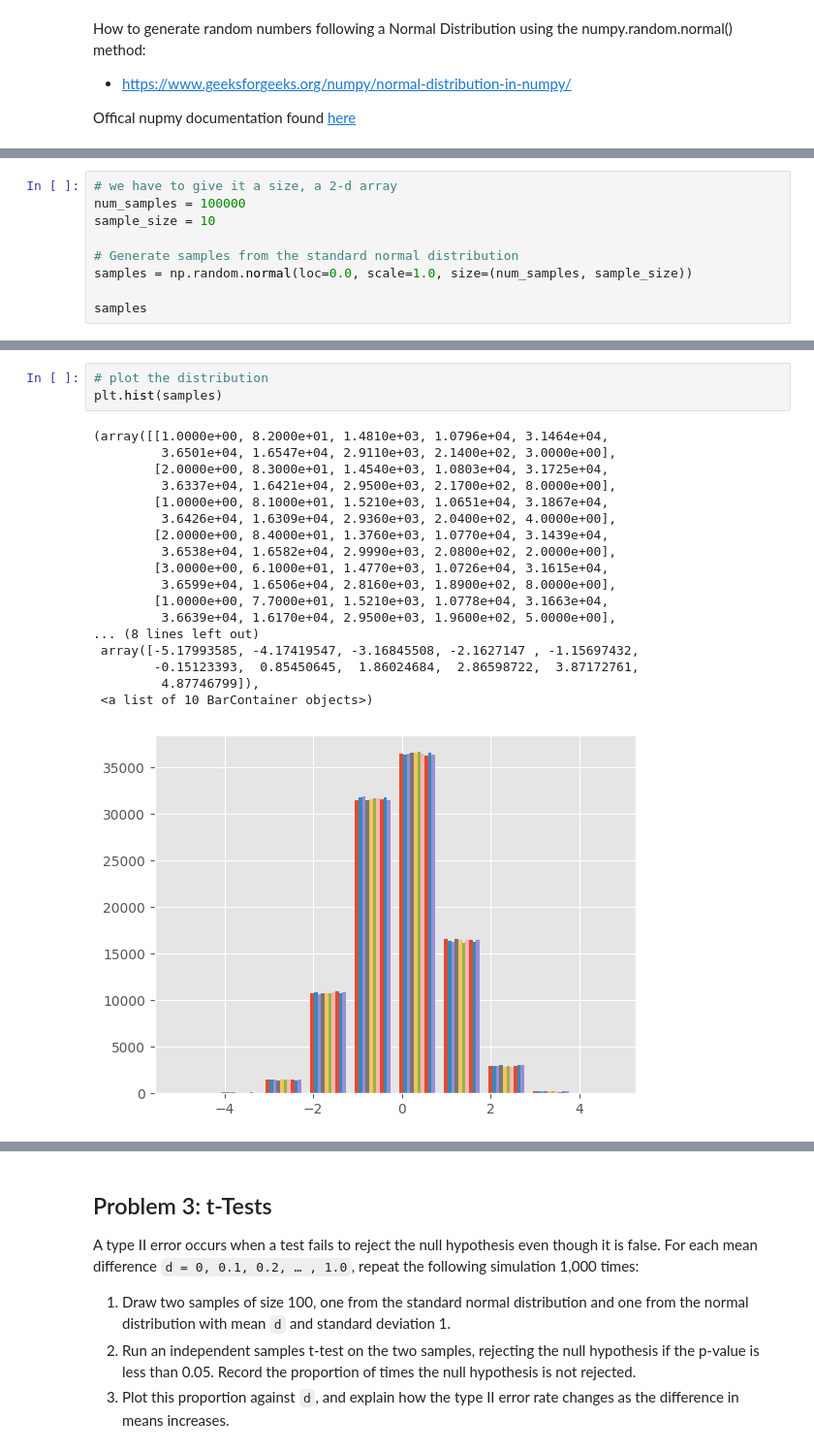
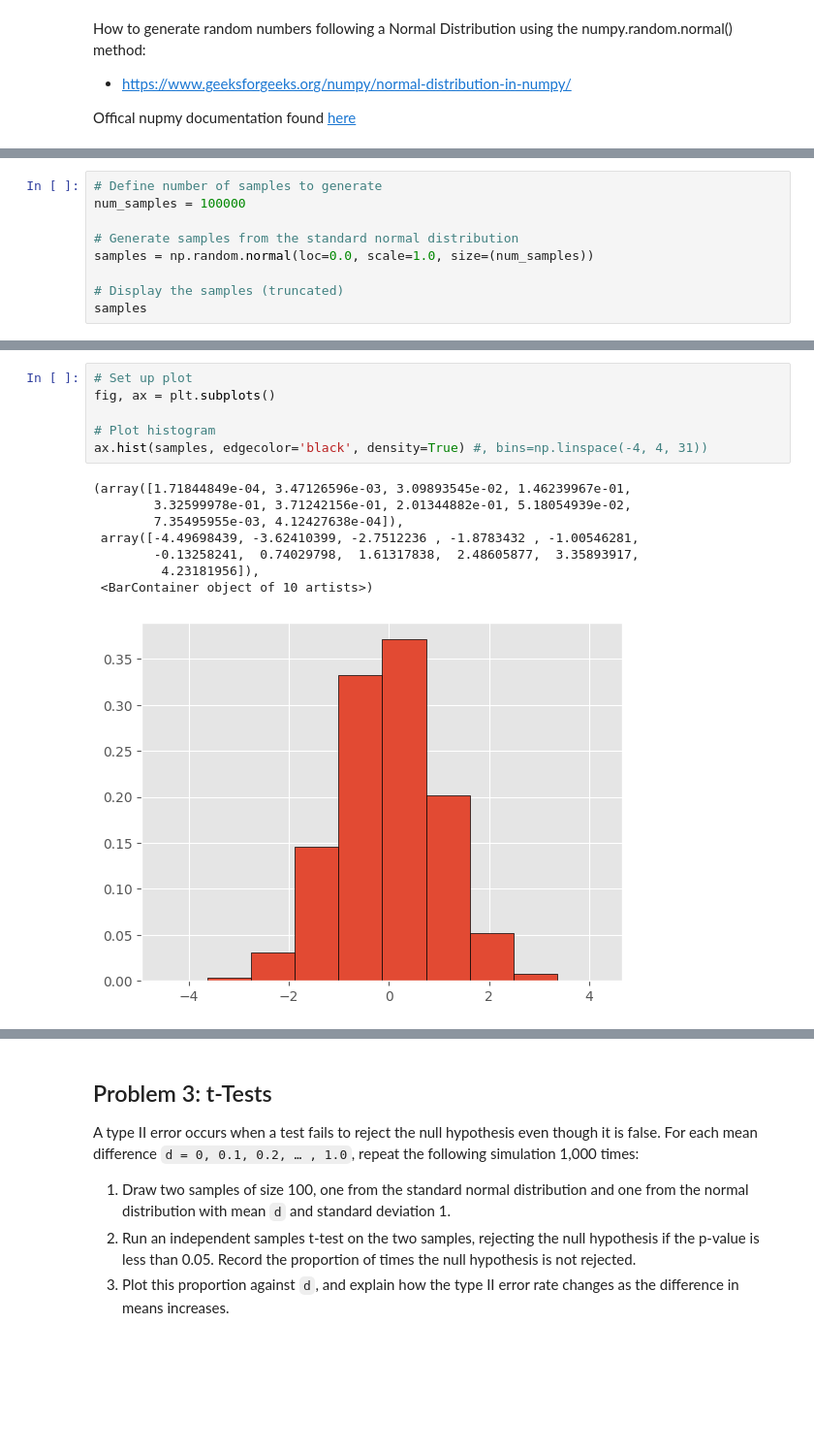
Before and after one commit to holmstead/applied_statistics, a Jupyter notebook: problems.ipynb, the cells around one changed output, grey strips where cells are left out. Shown at 97% size. Drawn from its saved outputs; the diff is of its cells as text; blank space fills up the shorter version.

```diff
--- a/problems.ipynb
+++ b/problems.ipynb
@@ -227,10 +312,10 @@ size: Output shape. If the given shape is, e.g., (m, n, k), then m * n * k sampl
 # %%
-# we have to give it a size, a 2-d array
+# Define number of samples to generate
 num_samples = 100000
-sample_size = 10
 
 # Generate samples from the standard normal distribution
-samples = np.random.normal(loc=0.0, scale=1.0, size=(num_samples, sample_size))
+samples = np.random.normal(loc=0.0, scale=1.0, size=(num_samples))
 
+# Display the samples (truncated)
 samples
 # %% [output]
@@ -250,22 +324,15 @@ array([[ 0.54194615,  0.80540174, -0.11939453, ...,  0.944866  ,
-# %%
-# plot the distribution
-plt.hist(samples)
-# %% [output]
-(array([[1.0000e+00, 8.2000e+01, 1.4810e+03, 1.0796e+04, 3.1464e+04,
-         3.6501e+04, 1.6547e+04, 2.9110e+03, 2.1400e+02, 3.0000e+00],
-        [2.0000e+00, 8.3000e+01, 1.4540e+03, 1.0803e+04, 3.1725e+04,
-         3.6337e+04, 1.6421e+04, 2.9500e+03, 2.1700e+02, 8.0000e+00],
-        [1.0000e+00, 8.1000e+01, 1.5210e+03, 1.0651e+04, 3.1867e+04,
-         3.6426e+04, 1.6309e+04, 2.9360e+03, 2.0400e+02, 4.0000e+00],
-        [2.0000e+00, 8.4000e+01, 1.3760e+03, 1.0770e+04, 3.1439e+04,
-         3.6538e+04, 1.6582e+04, 2.9990e+03, 2.0800e+02, 2.0000e+00],
-        [3.0000e+00, 6.1000e+01, 1.4770e+03, 1.0726e+04, 3.1615e+04,
-         3.6599e+04, 1.6506e+04, 2.8160e+03, 1.8900e+02, 8.0000e+00],
-        [1.0000e+00, 7.7000e+01, 1.5210e+03, 1.0778e+04, 3.1663e+04,
-         3.6639e+04, 1.6170e+04, 2.9500e+03, 1.9600e+02, 5.0000e+00],
-... (8 lines left out)
- array([-5.17993585, -4.17419547, -3.16845508, -2.1627147 , -1.15697432,
-        -0.15123393,  0.85450645,  1.86024684,  2.86598722,  3.87172761,
-         4.87746799]),
- <a list of 10 BarContainer objects>)
-[figure, removed]
+# %%
+# Set up plot
+fig, ax = plt.subplots()
+
+# Plot histogram
+ax.hist(samples, edgecolor='black', density=True) #, bins=np.linspace(-4, 4, 31))
+# %% [output]
+(array([1.71844849e-04, 3.47126596e-03, 3.09893545e-02, 1.46239967e-01,
+        3.32599978e-01, 3.71242156e-01, 2.01344882e-01, 5.18054939e-02,
+        7.35495955e-03, 4.12427638e-04]),
+ array([-4.49698439, -3.62410399, -2.7512236 , -1.8783432 , -1.00546281,
+        -0.13258241,  0.74029798,  1.61317838,  2.48605877,  3.35893917,
+         4.23181956]),
+ <BarContainer object of 10 artists>)
+[figure, added]
```
Also changed, not shown: parts of 34 cells of this notebook.
